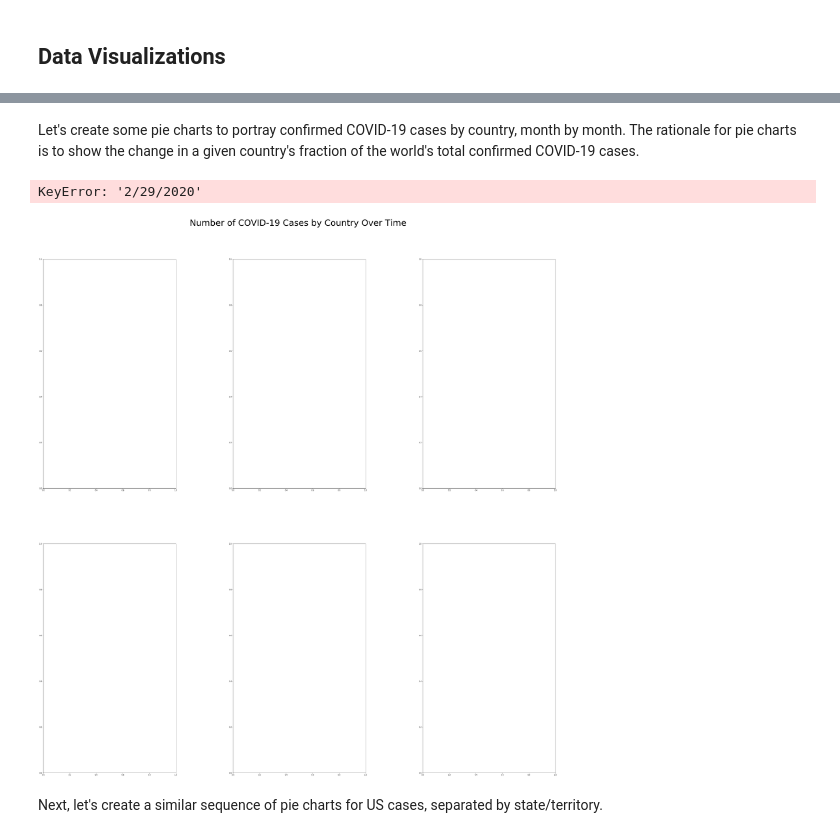
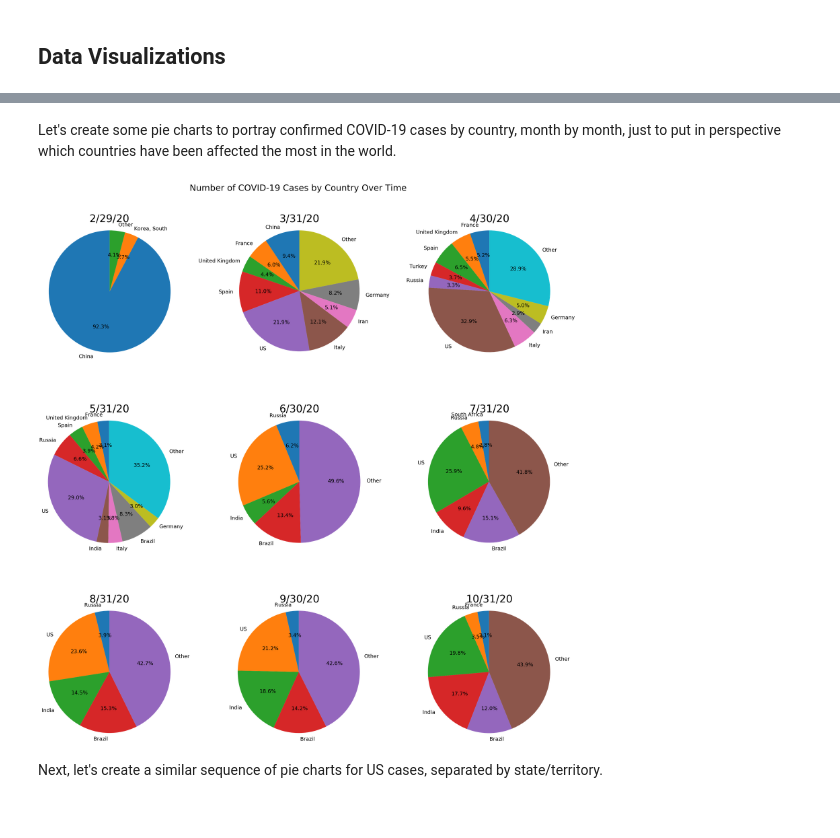
Before and after one commit to abx393/covid-19-visualizations, a Jupyter notebook: covid-19-time-series-data-visualizations.ipynb, the cells around one changed output, grey strips where cells are left out. Drawn from its saved outputs; the diff is of its cells as text; code cells hidden in the pictures.

Commit message:
updating plotting

```diff
--- a/covid-19-time-series-data-visualizations.ipynb
+++ b/covid-19-time-series-data-visualizations.ipynb
@@ -164,45 +244,46 @@ timeseries_state_deaths_df.head()
 # %% [markdown]
-Let's create some pie charts to portray confirmed COVID-19 cases by country, month by month. The rationale for pie charts is to show the change in a given country's fraction of the world's total confirmed COVID-19 cases.
+Let's create some pie charts to portray confirmed COVID-19 cases by country, month by month, just to put in perspective which countries have been affected the most in the world.
 # %%
-sum = 0
-def display_val(val):
-    return int(np.round(val * sum / 100, 0))
+min_proportion = 0.028
+days_per_month = [31, 29, 31, 30, 31, 30, 31, 31, 30, 31, 30, 31]
 
-count = 0
-
-months = ["January", "February", "March", "April", "May", "June", "July", "August", "September", "October", "November", "December"]
-days_per_month = [31, 29, 31, 30, 31, 30, 31, 31, 30, 31, 30, 31]
-limit = [500, 15000, 50000, 100000, 200000, 350000]
-
-fig, ax = plt.subplots(2, 3, figsize=(50, 50))
+fig, ax = plt.subplots(3, 3, figsize=(50, 50))
 fig.tight_layout(pad=30)
 fig.suptitle("Number of COVID-19 Cases by Country Over Time", size=50)
 
-for i in range(2):
+for i in range(3):
     for j in range(3):
         sum = 0
 
         labels = []
         values = []
         month_index = i*3 + j
 
+        total_cases = 0
         for k in range(len(timeseries_country_cases_df)):
-            date = str(month_index+2)+"/"+ str(days_per_month[month_index+1]) + "/2020"
-            if timeseries_country_cases_df.loc[k,date] > limit[month_index]:
+            date = str(month_index + 2) + "/" + str(days_per_month[month_index + 1]) + "/20"
+            total_cases += timeseries_country_cases_df.loc[k, date]
+
+        other_cases = 0
+
+        for k in range(len(timeseries_country_cases_df)):
+            date = str(month_index + 2) + "/" + str(days_per_month[month_index + 1]) + "/20"
+            if timeseries_country_cases_df.loc[k,date] / total_cases > min_proportion:
                 labels.append(timeseries_country_cases_df.loc[k, "Country"])
                 values.append(timeseries_country_cases_df.loc[k, date])
-            count+=1
+            else:
+                other_cases += timeseries_country_cases_df.loc[k, date]
 
-        sum = np.sum(np.array(values))
+        labels.append("Other")
+        values.append(other_cases)
         ax[i][j].set_title(str(date), size=60)
-        ax[i][j].pie(values, labels=labels, autopct=display_val, textprops= {'fontsize': 40})
+        ax[i][j].pie(values, labels=labels, autopct='%1.1f%%', textprops= {'fontsize': 30}, startangle=90)
         ax[i][j].axis('equal')
 
 plt.savefig("images/pie_chart_countries.jpg")
 plt.show()
 # %% [output]
-KeyError: '2/29/2020'
-[figure, old version]
+[figure, new version]
 # %% [markdown]
 Next, let's create a similar sequence of pie charts for US cases, separated by state/territory.
 # %%
```
Also changed, not shown: parts of 13 cells of this notebook.
